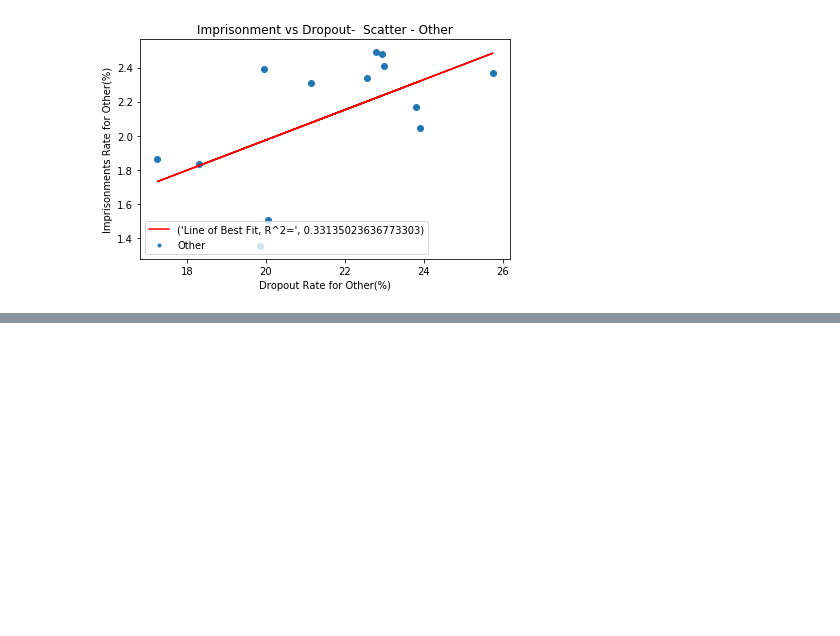
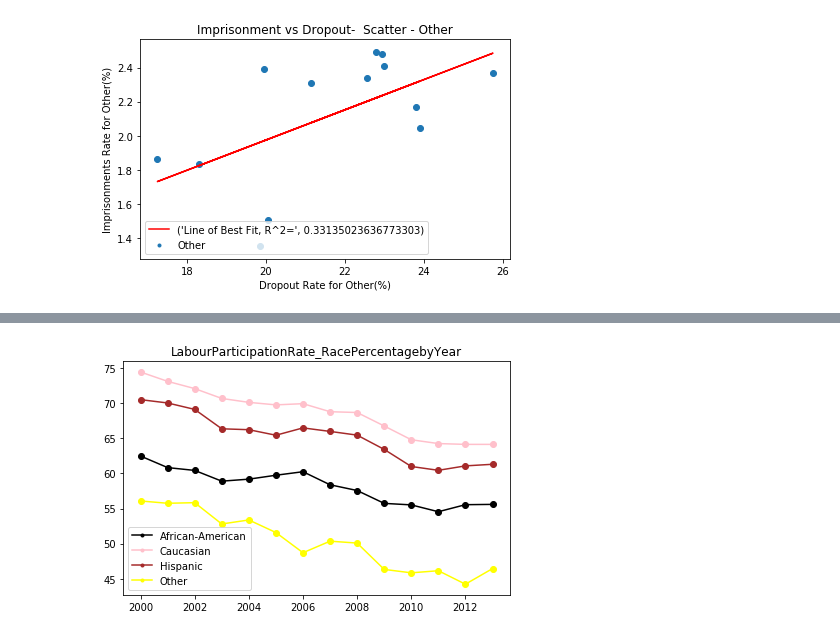
Before and after one commit to callanyan/BootCamp_GroupProjecT_Team5-by-5, a Jupyter notebook: Cleaning_Actual/ImprisonmentData_08.ipynb, the cells around one changed output, grey strips where cells are left out. Cells and saved outputs as stored; diff of their text form; code cells hidden in the pictures; blank space fills up the shorter version.

```diff
--- a/Cleaning_Actual/ImprisonmentData_08.ipynb
+++ b/Cleaning_Actual/ImprisonmentData_08.ipynb
@@ -458,15 +453,17 @@ plt.show()
 # %%
 LabourParticipationRate_RacePercentagebyYear = pd.read_csv("../CSVs/Labour Participation Rate - RacePercentage by Year.csv")
-LabourParticipationRate_RacePercentagebyYear.set_index("Year")
+LabourParticipationRate_RacePercentagebyYear = LabourParticipationRate_RacePercentagebyYear.set_index("Year")
 plt.plot(LabourParticipationRate_RacePercentagebyYear.index, LabourParticipationRate_RacePercentagebyYear["African-American"], '-o', color='black')
 plt.plot(LabourParticipationRate_RacePercentagebyYear.index, LabourParticipationRate_RacePercentagebyYear["Caucasian"], '-o', color='pink')
 plt.plot(LabourParticipationRate_RacePercentagebyYear.index, LabourParticipationRate_RacePercentagebyYear["Hispanic"], '-o', color='brown')
 plt.plot(LabourParticipationRate_RacePercentagebyYear.index, LabourParticipationRate_RacePercentagebyYear["Other"], '-o', color='yellow')
 plt.legend(labels=LabourParticipationRate_RacePercentagebyYear.columns, loc="best", markerscale=.5)
 plt.title("LabourParticipationRate_RacePercentagebyYear")
 plt.tight_layout()
 plt.savefig('../Graphs/LabourParticipationRate_RacePercentagebyYear.png')
 plt.show()
+# %% [output]
+[figure, added]
 # %%
 dropOut_df
 plt.plot(dropOut_df.index, dropOut_df["African American"], '-o', color='black')
```
Also changed, not shown: parts of 17 cells of this notebook, 11 other files.
